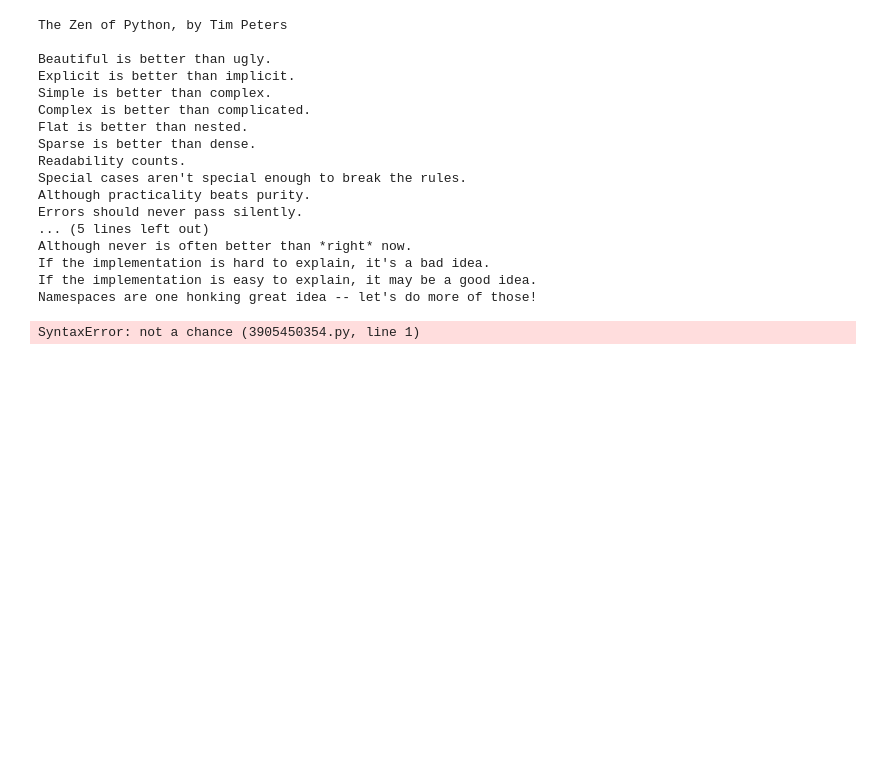
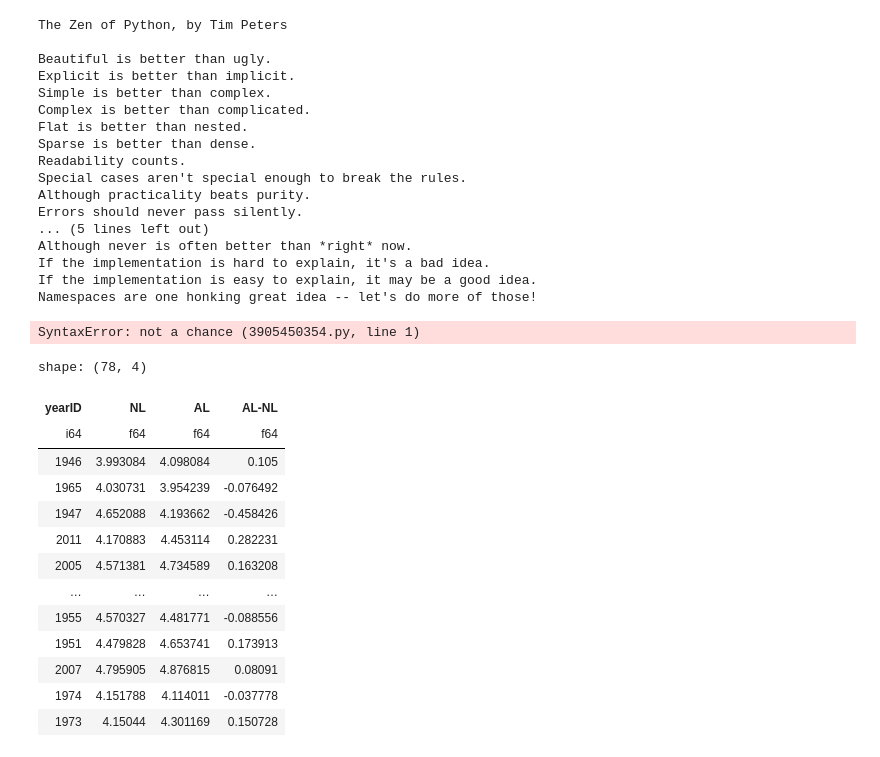
Before and after one commit to JacBGar/DSCI326, a Jupyter notebook: Lab1.1/comparing_league_wide_ERA.ipynb, the cells around one changed output. Saved outputs shown, nothing was run; the diff lists cells and outputs as text; code cells hidden in the pictures; blank space fills up the shorter version.

```diff
--- a/Lab1.1/comparing_league_wide_ERA.ipynb
+++ b/Lab1.1/comparing_league_wide_ERA.ipynb
@@ -183,3 +183,20 @@ Namespaces are one honking great idea -- let's do more of those!
 from __future__ import braces
 # %% [output]
 SyntaxError: not a chance (3905450354.py, line 1)
+# %%
+era_pivot
+# %% [output]
+shape: (78, 4)
+| yearID | NL | AL | AL-NL |
+| i64 | f64 | f64 | f64 |
+| 1946 | 3.993084 | 4.098084 | 0.105 |
+| 1965 | 4.030731 | 3.954239 | -0.076492 |
+| 1947 | 4.652088 | 4.193662 | -0.458426 |
+| 2011 | 4.170883 | 4.453114 | 0.282231 |
+| 2005 | 4.571381 | 4.734589 | 0.163208 |
+| … | … | … | … |
+| 1955 | 4.570327 | 4.481771 | -0.088556 |
+| 1951 | 4.479828 | 4.653741 | 0.173913 |
+| 2007 | 4.795905 | 4.876815 | 0.08091 |
+| 1974 | 4.151788 | 4.114011 | -0.037778 |
+| 1973 | 4.15044 | 4.301169 | 0.150728 |
```
Also changed, not shown: parts of 1 cell of this notebook.
